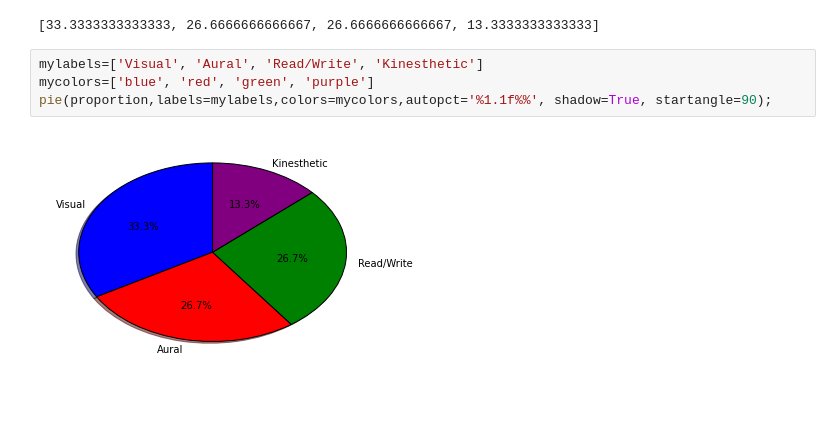
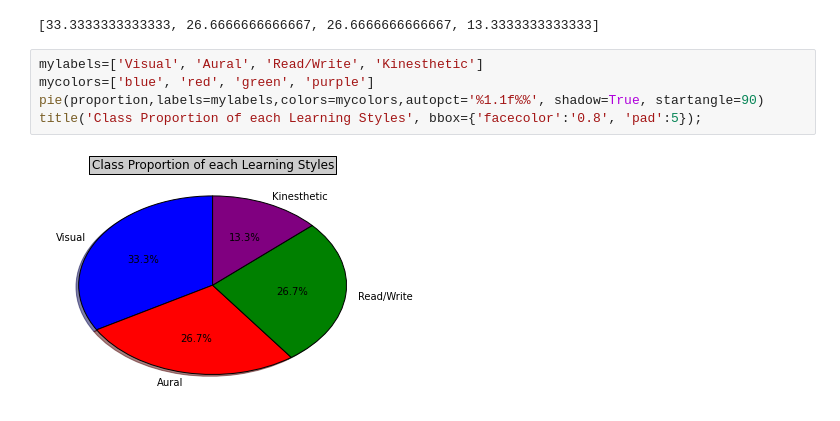
Before and after one commit to SunnySunnia/questionnaire_Group-1, a Jupyter notebook: Visual1.ipynb, the cells around one changed output. Cells and saved outputs as stored; diff of their text form.

```diff
--- a/Visual1.ipynb
+++ b/Visual1.ipynb
@@ -77,6 +79,7 @@ print proportion
 # %%
 mylabels=['Visual', 'Aural', 'Read/Write', 'Kinesthetic']
 mycolors=['blue', 'red', 'green', 'purple']
-pie(proportion,labels=mylabels,colors=mycolors,autopct='%1.1f%%', shadow=True, startangle=90);
+pie(proportion,labels=mylabels,colors=mycolors,autopct='%1.1f%%', shadow=True, startangle=90)
+title('Class Proportion of each Learning Styles', bbox={'facecolor':'0.8', 'pad':5});
 # %% [output]
-[figure, old version]
+[figure, new version]
```
Also changed, not shown: parts of 4 cells of this notebook.
